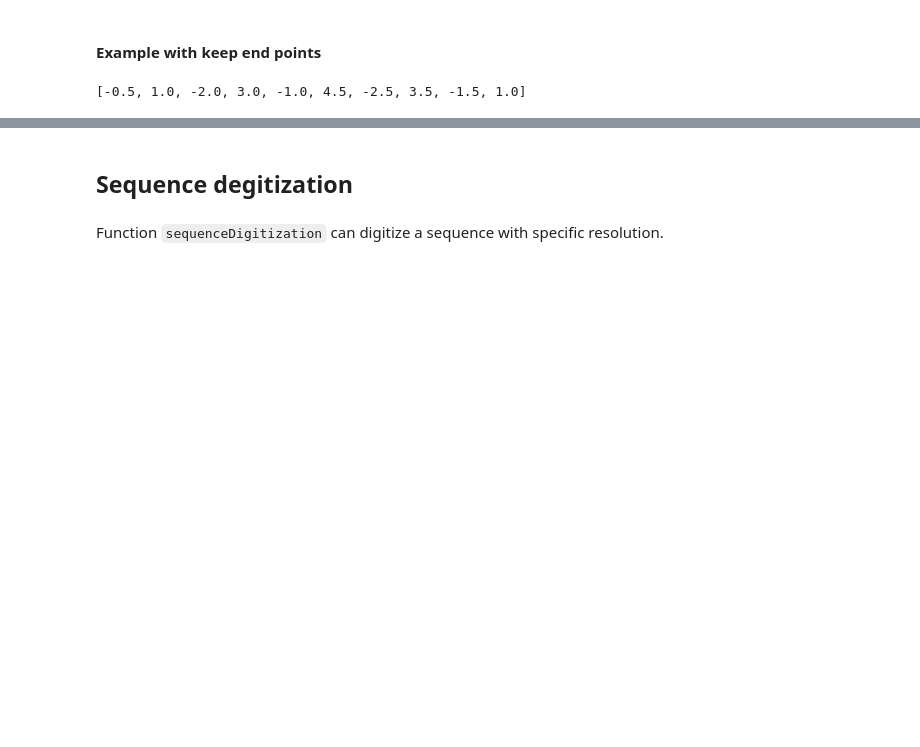
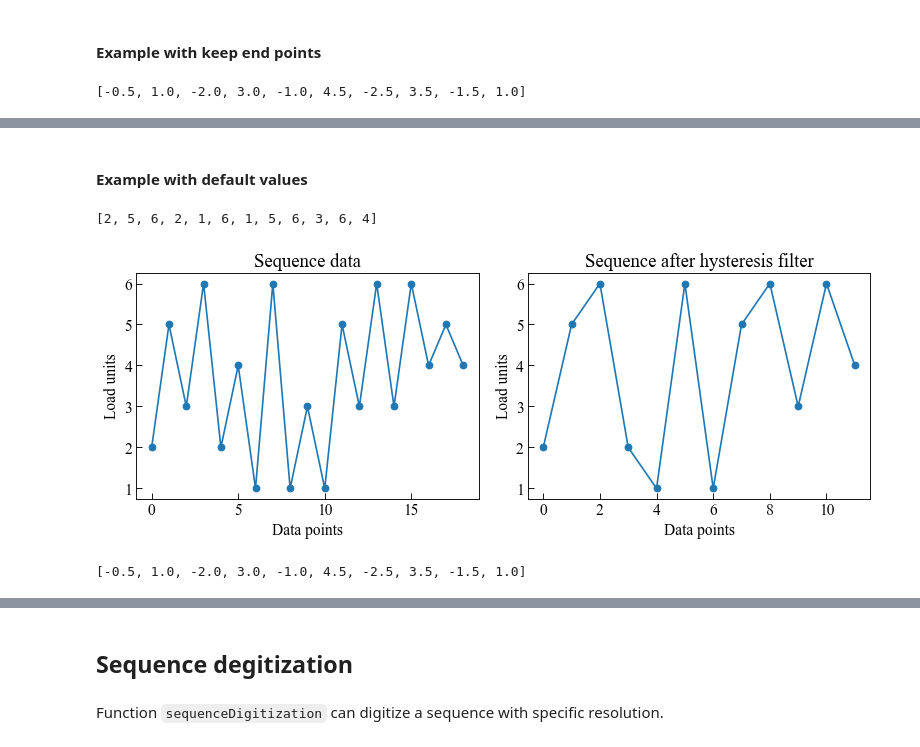
Before and after one commit to dpzhuX/ffpack, a Jupyter notebook: docs/source/utility methods.ipynb, the cells around one changed output, grey strips where cells are left out. Drawn from its saved outputs; the diff is of its cells as text; code cells hidden in the pictures; blank space fills up the shorter version.

```diff
--- a/docs/source/utility methods.ipynb
+++ b/docs/source/utility methods.ipynb
@@ -293,0 +321,34 @@ plt.show()
+# %% [markdown]
+#### Example with default values
+# %%
+hfSequenceData = [ 2, 5, 3, 6, 2, 4, 1, 6, 1, 3, 1, 5, 3, 6, 3, 6, 4, 5, 4 ]
+# %%
+gateSize = 3
+hfResults = sequenceHysteresisFilter( hfSequenceData, gateSize )
+# %%
+print( hfResults )
+# %% [output]
+[2, 5, 6, 2, 1, 6, 1, 5, 6, 3, 6, 4]
+# %%
+fig, ( ax1, ax2 ) = plt.subplots( 1, 2, figsize=( 10, 4 ) )
+
+ax1.plot( hfSequenceData, 'o-' )
+
+ax1.tick_params( axis='x', direction="in", length=5 )
+ax1.tick_params( axis='y', direction="in", length=5 )
+ax1.set_ylabel( "Load units" )
+ax1.set_xlabel( "Data points" )
+ax1.set_title( "Sequence data" )
+
+ax2.plot( hfResults, 'o-' )
+
+ax2.tick_params(axis='x', direction="in", length=5)
+ax2.tick_params(axis='y', direction="in", length=5)
+ax2.set_ylabel( "Load units" )
+ax2.set_xlabel( "Data points" )
+ax2.set_title( "Sequence after hysteresis filter" )
+
+plt.tight_layout()
+plt.show()
+# %% [output]
+[figure, added]
@@ -293,0 +361,4 @@ plt.show()
+# %%
+print( hfResults )
+# %% [output]
+[-0.5, 1.0, -2.0, 3.0, -1.0, 4.5, -2.5, 3.5, -1.5, 1.0]
```
Also changed, not shown: parts of 13 cells of this notebook, 3 other files.
